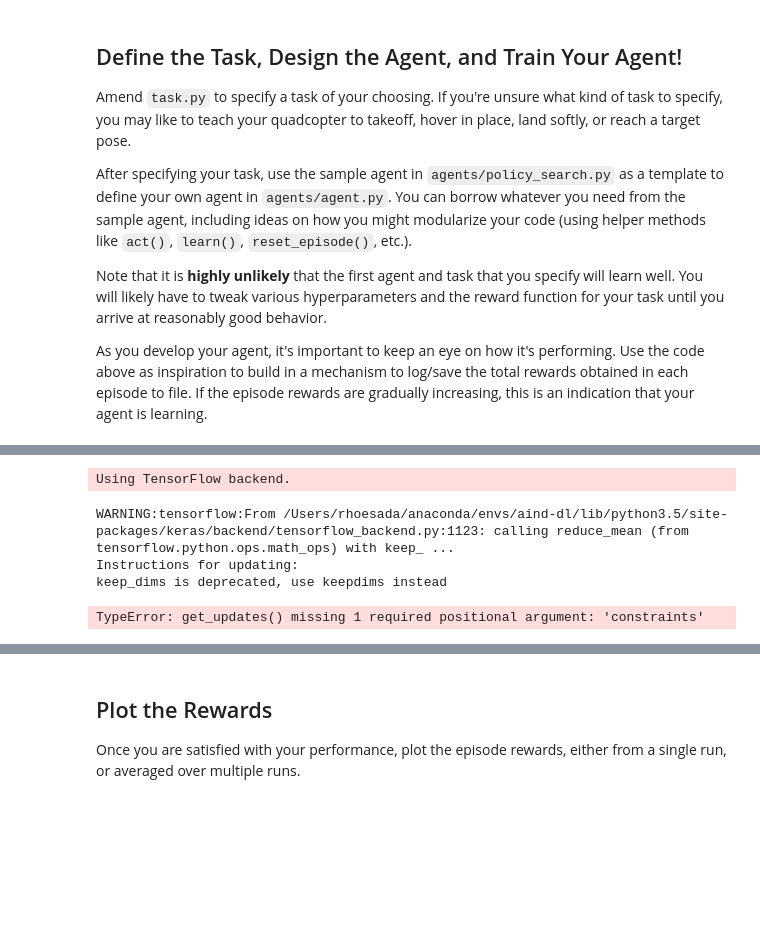
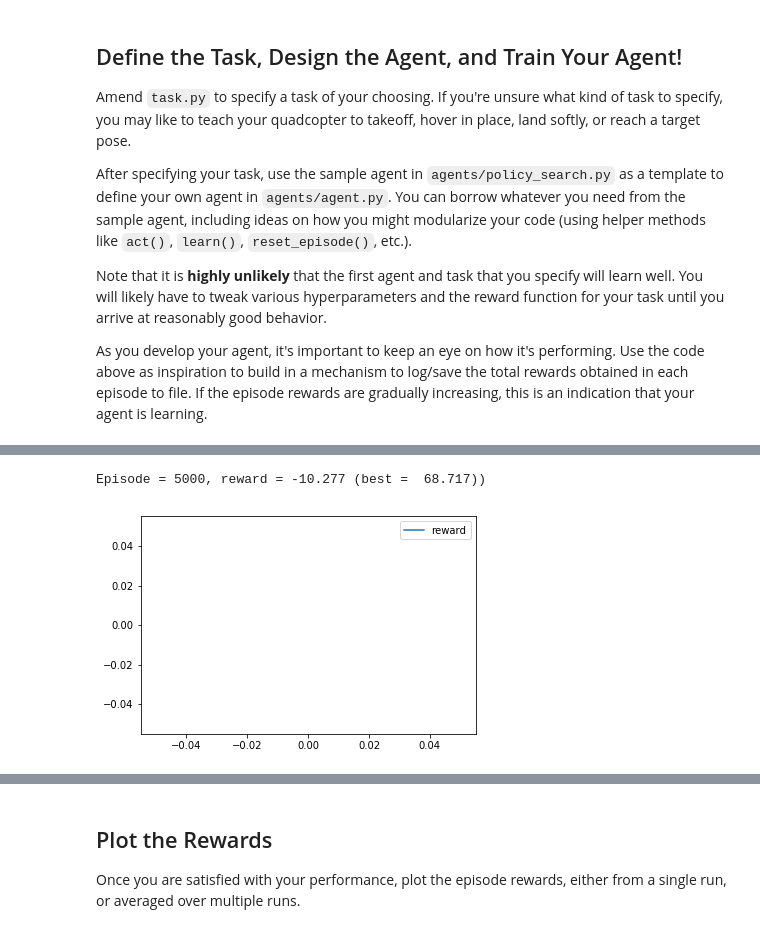
Before and after one commit to swaption2009/quadcopter_rl, a Jupyter notebook: Quadcopter_Project.ipynb, the cells around one changed output, grey strips where cells are left out. Drawn from its saved outputs; the diff is of its cells as text; code cells hidden in the pictures; blank space fills up the shorter version.

```diff
--- a/Quadcopter_Project.ipynb
+++ b/Quadcopter_Project.ipynb
@@ -403,7 +428,7 @@ final_init_velocities = np.array([5., 5., 5.])         # initial velocities
 final_init_angle_velocities = np.array([0., 0., 0.])   # initial angle velocities
 final_file_output = 'ddpg_data.txt'                         # file name for saved results
 
-num_episodes = 100
+num_episodes = 5000
 final_target_pos = np.array([0., 0., 0.])  # teach Quadcopter to land (x=0, y=0, z=0)
 task = Task3(final_init_pose, final_init_velocities, final_init_angle_velocities, final_runtime, target_pos=final_target_pos)
 agent = DDPG(task)
@@ -437,7 +462,7 @@ with open(final_file_output, 'w') as csvfile:
             writer.writerow(to_write)
 
             if done:
-                if total_reward < best_reward:
+                if total_reward > best_reward:
                     best_reward = total_reward
                 rewards.append(total_reward)
                 print("\rEpisode = {:4d}, reward = {:7.3f} (best = {:7.3f})".format(i_episode, total_reward, best_reward), end="")
@@ -445,8 +470,13 @@ with open(final_file_output, 'w') as csvfile:
 
         sys.stdout.flush()
 # %% [output]
-Using TensorFlow backend.
+Episode = 5000, reward = -10.277 (best =  68.717))
-WARNING:tensorflow:From /Users/rhoesada/anaconda/envs/aind-dl/lib/python3.5/site-packages/keras/backend/tensorflow_backend.py:1123: calling reduce_mean (from tensorflow.python.ops.math_ops) with keep_ ...
-Instructions for updating:
-keep_dims is deprecated, use keepdims instead
-TypeError: get_updates() missing 1 required positional argument: 'constraints'
+# %%
+ddpg_result = pd.read_csv("ddpg_data.txt", header=0)
+
+ddpg_perfect_landing = ddpg_result.loc[(ddpg_result['x'] == 0.0) & (ddpg_result['y'] == 0.0) &(ddpg_result['z'] == 0.0)]
+plt.plot(ddpg_perfect_landing['reward'], label='reward')
+plt.legend()
+_ = plt.ylim()
+# %% [output]
+[figure, added]
```
Also changed, not shown: parts of 40 cells of this notebook, 1 other file.
